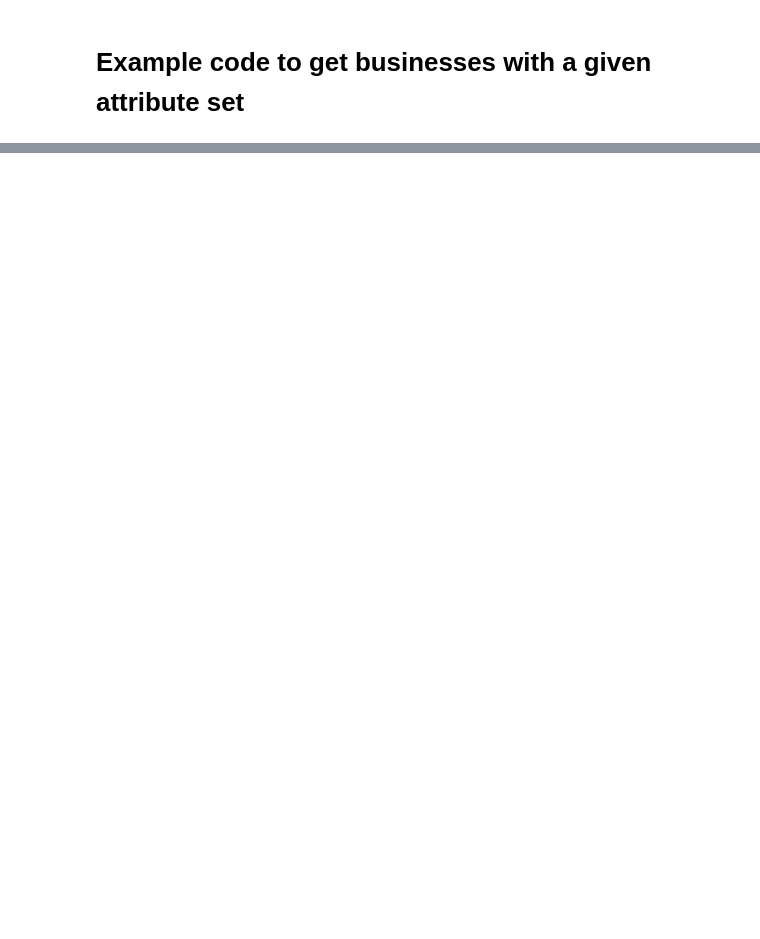
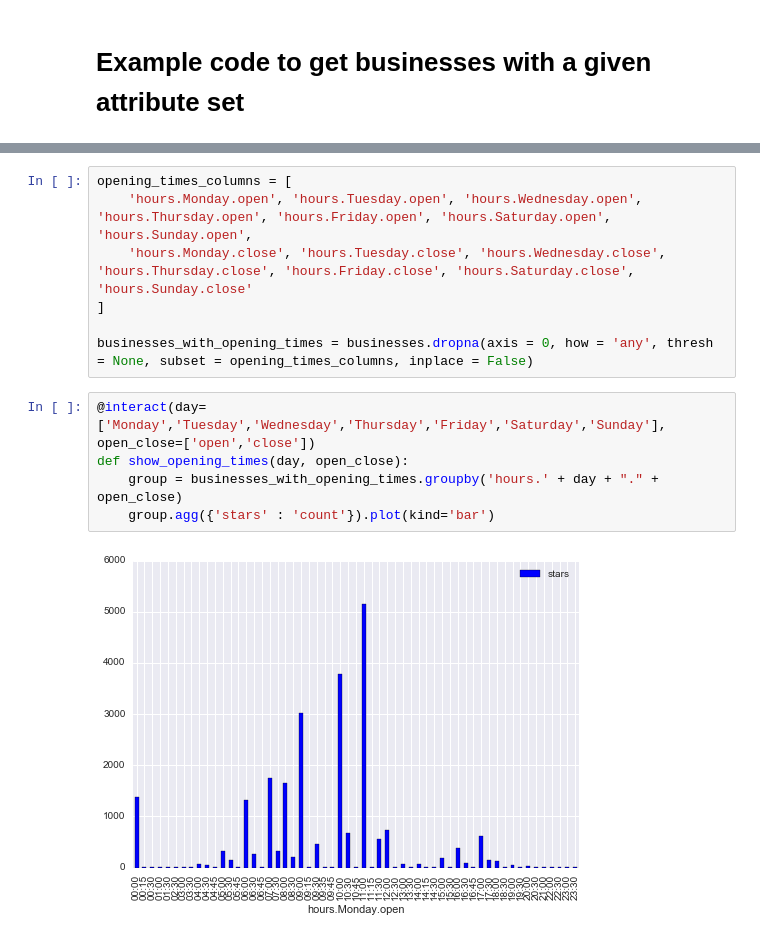
Before and after one commit to NeonMika/visualanalytics, a Jupyter notebook: index.ipynb, the cells around one changed output, grey strips where cells are left out. Cells and saved outputs as stored; diff of their text form; blank space fills up the shorter version.

```diff
--- a/index.ipynb
+++ b/index.ipynb
@@ -228,0 +407,14 @@ businesses.dropna(axis = 0, how = 'any', thresh = None, subset = must_contain_va
+# %%
+opening_times_columns = [
+    'hours.Monday.open', 'hours.Tuesday.open', 'hours.Wednesday.open', 'hours.Thursday.open', 'hours.Friday.open', 'hours.Saturday.open', 'hours.Sunday.open',
+    'hours.Monday.close', 'hours.Tuesday.close', 'hours.Wednesday.close', 'hours.Thursday.close', 'hours.Friday.close', 'hours.Saturday.close', 'hours.Sunday.close'
+]
+
+businesses_with_opening_times = businesses.dropna(axis = 0, how = 'any', thresh = None, subset = opening_times_columns, inplace = False)
+# %%
+@interact(day=['Monday','Tuesday','Wednesday','Thursday','Friday','Saturday','Sunday'], open_close=['open','close'])
+def show_opening_times(day, open_close):
+    group = businesses_with_opening_times.groupby('hours.' + day + "." + open_close)
+    group.agg({'stars' : 'count'}).plot(kind='bar')
+# %% [output]
+[figure, added]
```
Also changed, not shown: parts of 65 cells of this notebook, 1 other file.
